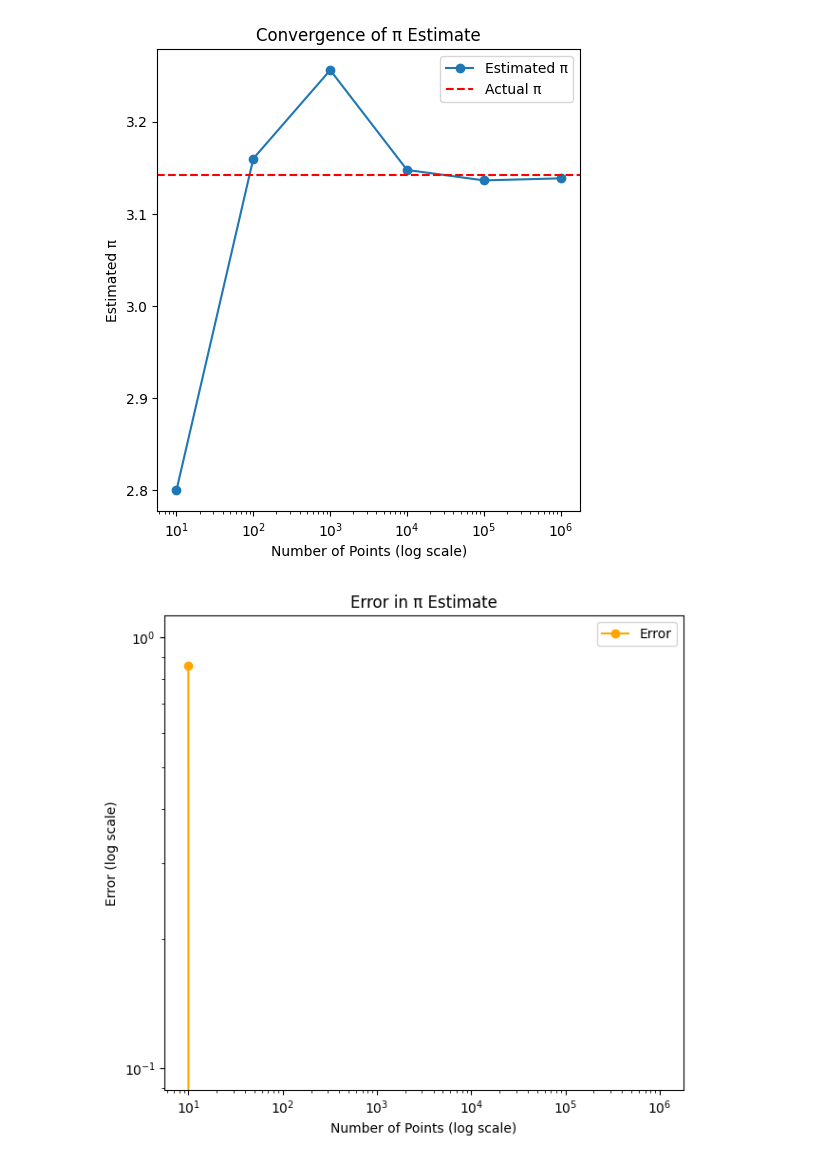
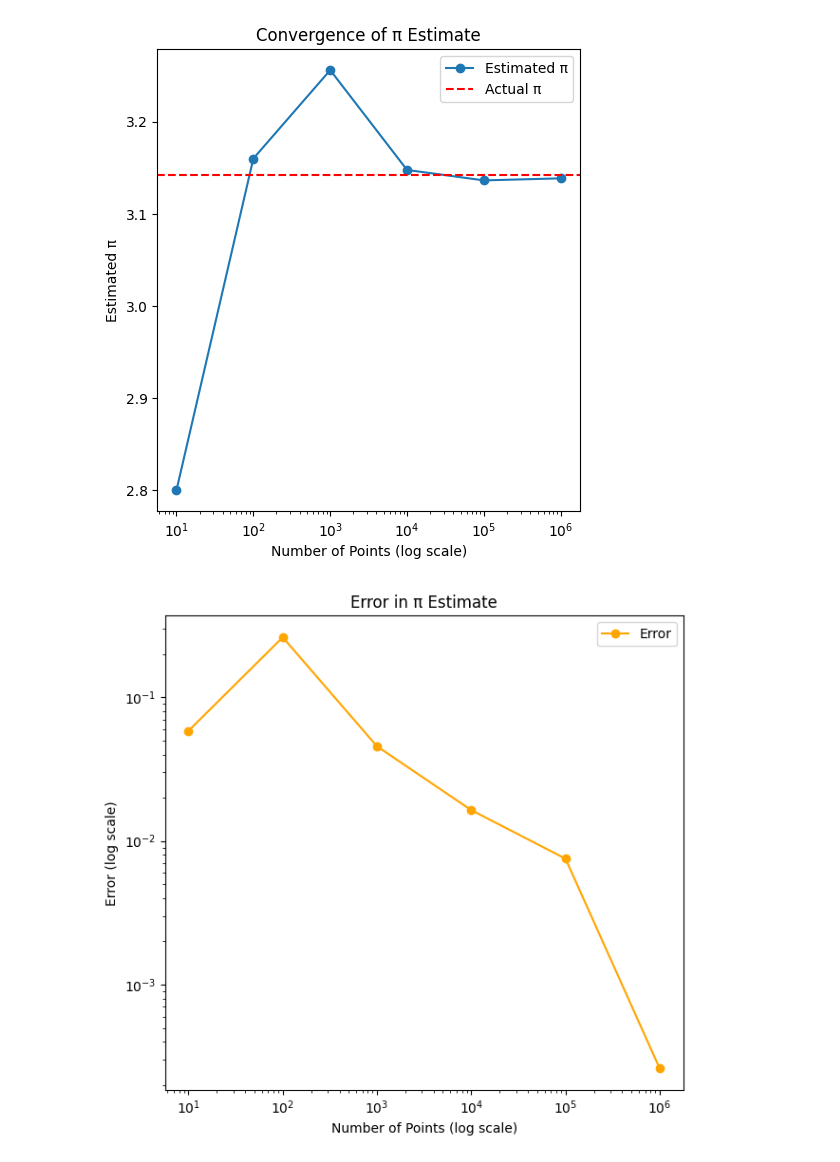
Before and after one commit to Nahom32/Regularization-Assignment, a Jupyter notebook: monte_carlo.ipynb, the cells around one changed output. Drawn from its saved outputs; the diff is of its cells as text; code cells hidden in the pictures.

Commit message:
added mean absolute error for plotting

```diff
--- a/monte_carlo.ipynb
+++ b/monte_carlo.ipynb
@@ -56,25 +56,25 @@ plot_pi_convergence([10, 100, 1000, 10000, 100000, 1000000])
 # %%
 def plot_pi_error_convergence(arr_of_points):
   """
   This function plots the convergence of pi estimate error with estimated versus
   the actual pi value.
   parameters:
   arr_of_points: array of points
   """
-  values_error = list(map(lambda x: estimate_pi(x)-numpy.pi, arr_of_points))
+  values_error = list(map(lambda x: numpy.abs(estimate_pi(x)-numpy.pi), arr_of_points))
   plt.figure(figsize=(12, 6))
   plt.subplot(1, 2, 2)
   plt.plot(arr_of_points, values_error, marker='o', color='orange', label='Error')
   plt.xscale('log')
   plt.yscale('log')
   plt.xlabel('Number of Points (log scale)')
   plt.ylabel('Error (log scale)')
   plt.title('Error in π Estimate')
   plt.legend()
 
   plt.tight_layout()
   plt.show()
 
 plot_pi_error_convergence([10, 100, 1000, 10000, 100000, 1000000])
 # %% [output]
-[figure, old version]
+[figure, new version]
```
